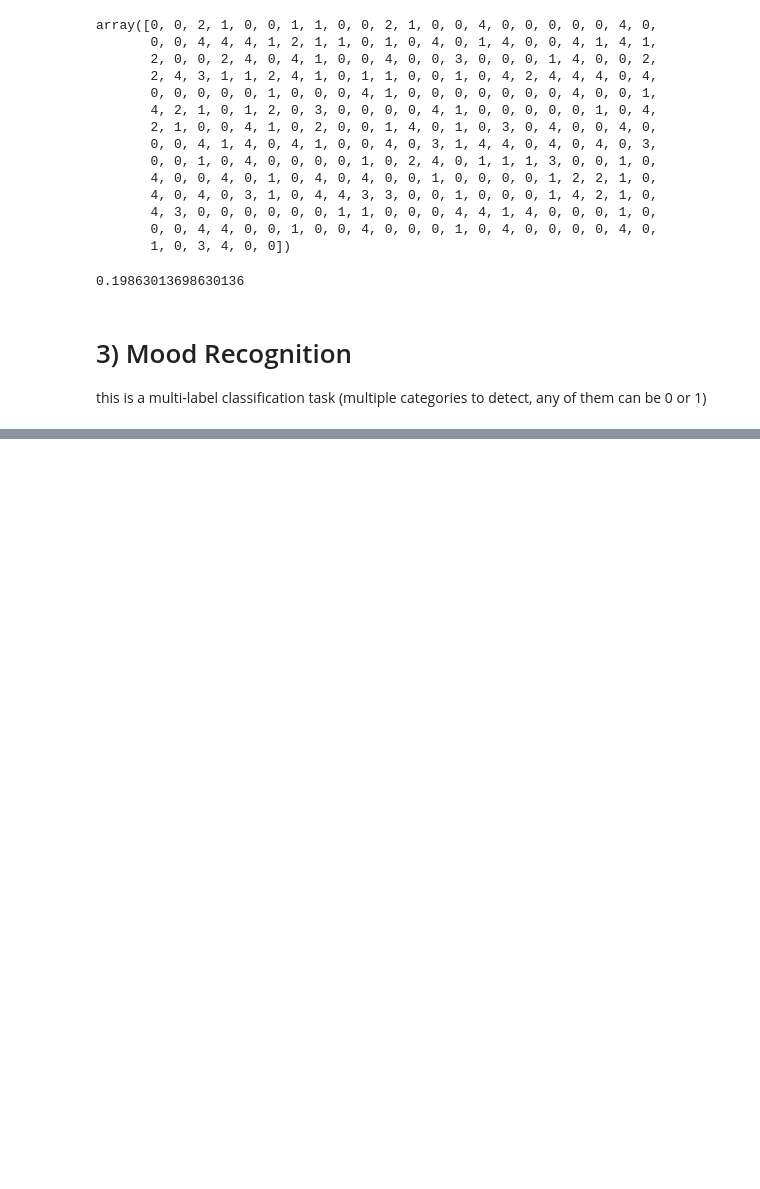
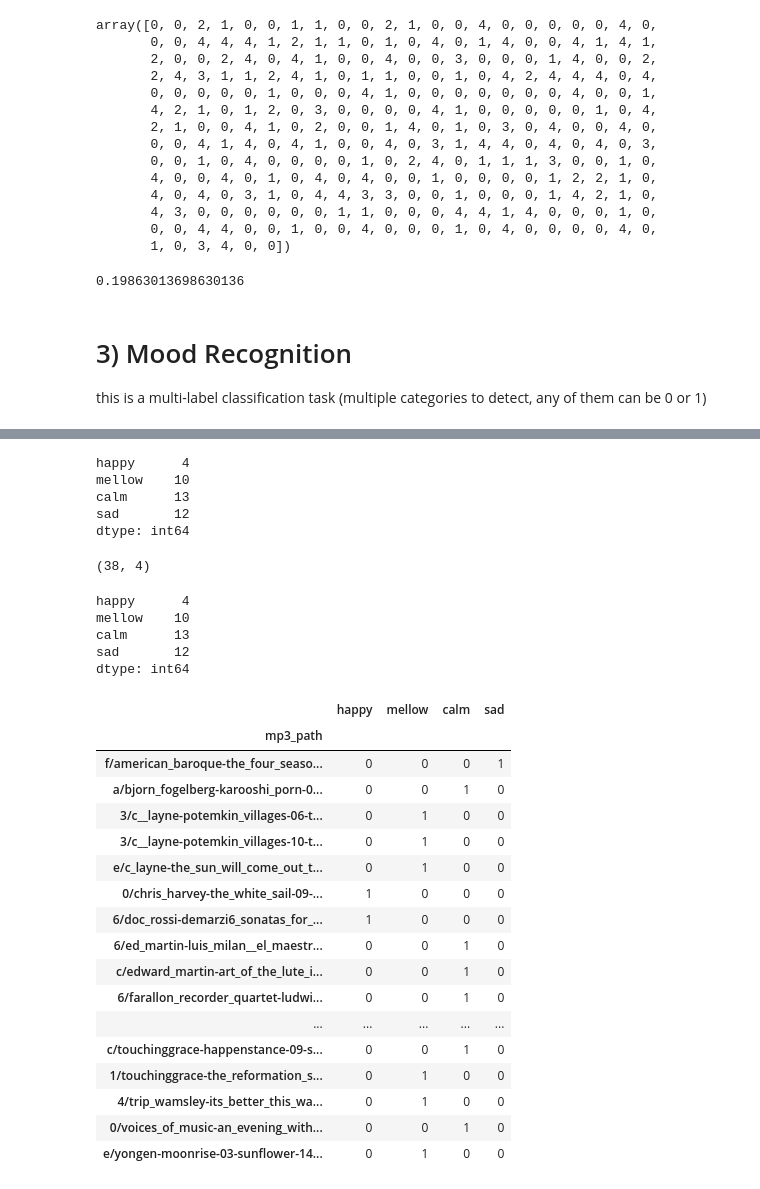
Before and after one commit to slychief/mlprague2018_tutorial, a Jupyter notebook: Part 3 - Instrumental - Genre - Mood detection.ipynb, the cells around one changed output, grey strips where cells are left out. Saved outputs shown, nothing was run; the diff lists cells and outputs as text; code cells hidden in the pictures; blank space fills up the shorter version.

Commit message:
added mood training but metadata has too little examples

```diff
--- a/Part 3 - Instrumental - Genre - Mood detection.ipynb
+++ b/Part 3 - Instrumental - Genre - Mood detection.ipynb
@@ -1241,0 +1242,3 @@ this is a multi-label classification task (multiple categories to detect, any of
+# %%
+# we select 5 moods from the original list of tags
+moods = ['happy','mellow','calm', 'sad'] #,'scary']
@@ -1241,0 +1248,46 @@ this is a multi-label classification task (multiple categories to detect, any of
+# %%
+metadata[moods].sum()
+# %% [output]
+happy      4
+mellow    10
+calm      13
+sad       12
+dtype: int64
+# %%
+# for the single-label genre task, we only retain tracks that have AT LEAST 1 of these moods assigned in groundtruth
+idx = metadata[moods].sum(axis=1) >= 1
+# %%
+mood_metadata = metadata.loc[idx,moods]
+mood_metadata.shape
+# %% [output]
+(38, 4)
+# %%
+# double check
+mood_metadata.sum()
+# %% [output]
+happy      4
+mellow    10
+calm      13
+sad       12
+dtype: int64
+# %%
+mood_metadata
+# %% [output]
+|  | happy | mellow | calm | sad |
+| mp3_path |  |  |  |  |
+| f/american_baroque-the_four_seaso... | 0 | 0 | 0 | 1 |
+| a/bjorn_fogelberg-karooshi_porn-0... | 0 | 0 | 1 | 0 |
+| 3/c__layne-potemkin_villages-06-t... | 0 | 1 | 0 | 0 |
+| 3/c__layne-potemkin_villages-10-t... | 0 | 1 | 0 | 0 |
+| e/c_layne-the_sun_will_come_out_t... | 0 | 1 | 0 | 0 |
+| 0/chris_harvey-the_white_sail-09-... | 1 | 0 | 0 | 0 |
+| 6/doc_rossi-demarzi6_sonatas_for_... | 1 | 0 | 0 | 0 |
+| 6/ed_martin-luis_milan__el_maestr... | 0 | 0 | 1 | 0 |
+| c/edward_martin-art_of_the_lute_i... | 0 | 0 | 1 | 0 |
+| 6/farallon_recorder_quartet-ludwi... | 0 | 0 | 1 | 0 |
+| ... | ... | ... | ... | ... |
+| c/touchinggrace-happenstance-09-s... | 0 | 0 | 1 | 0 |
+| 1/touchinggrace-the_reformation_s... | 0 | 1 | 0 | 0 |
+| 4/trip_wamsley-its_better_this_wa... | 0 | 1 | 0 | 0 |
+| 0/voices_of_music-an_evening_with... | 0 | 0 | 1 | 0 |
+| e/yongen-moonrise-03-sunflower-14... | 0 | 1 | 0 | 0 |
```
Also changed, not shown: parts of 37 cells of this notebook.
